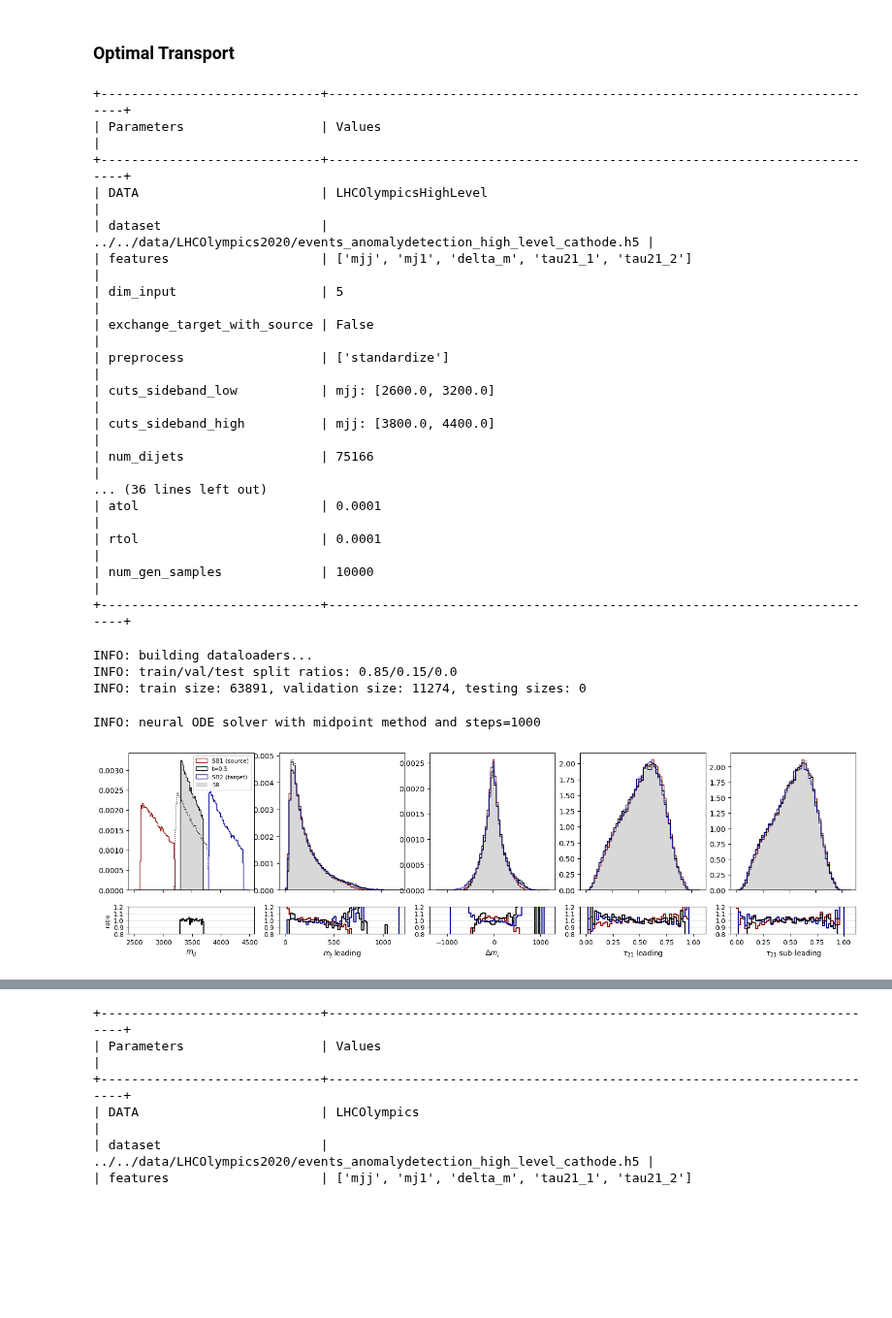
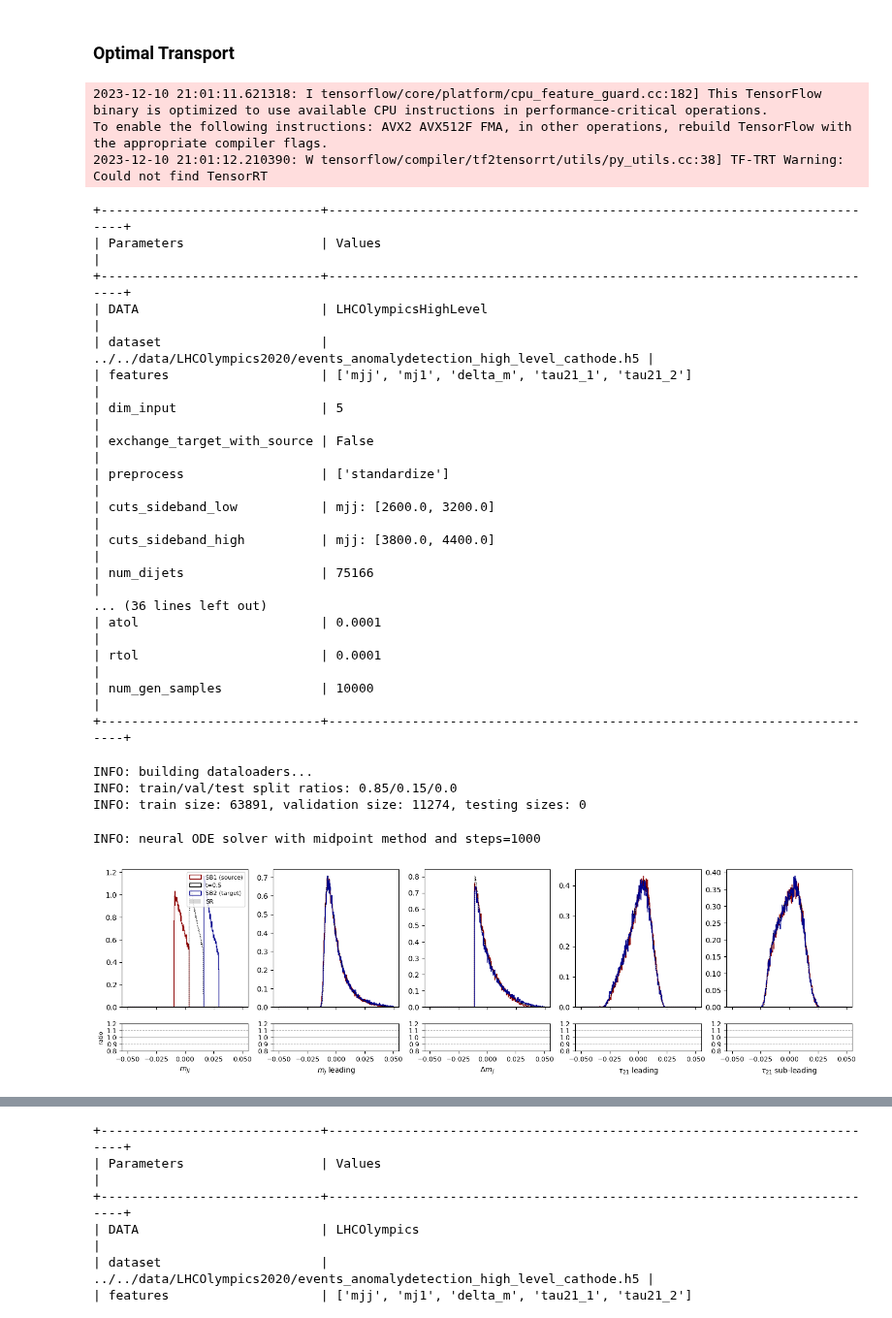
Before and after one commit to dfaroughy/DynGenModels, a Jupyter notebook: experiments/LHCO_olympics/lhco_HighLevel.ipynb, the cells around one changed output, grey strips where cells are left out. Shown at 97% size. Cells and saved outputs as stored; diff of their text form; code cells hidden in the pictures; blank space fills up the shorter version.

```diff
--- a/experiments/LHCO_olympics/lhco_HighLevel.ipynb
+++ b/experiments/LHCO_olympics/lhco_HighLevel.ipynb
@@ -293,11 +312,11 @@ from DynGenModels.models.deep_nets import MLP
 from DynGenModels.trainer.trainer import DynGenModelTrainer
 from DynGenModels.dynamics.cnf.condflowmatch import SchrodingerBridgeFlowMatching
 
-# model_fwd = '../../results/LHCOlympics.SchrodingerBridgeFlowMatching.MLP_forward.2023.11.30_20h51'
+# model_fwd = '../../results/LHCOlympicsHighLevel.SchrodingerBridgeFlowMatching.MLP_fwd.2023.12.10_21h29'
 model_fwd = '../../results/LHCOlympicsHighLevel.SchrodingerBridgeFlowMatching.MLP_forward.2023.12.08_20h51'
 
 configs_fwd = Configs().load(model_fwd + '/config.json')
-configs_fwd.DEVICE = 'cpu'
+configs_fwd.DEVICE = 'cuda:2'
 configs_fwd.workdir = model_fwd
 lhco_fwd = LHCOlympicsHighLevelDataset(configs_fwd)
 cfm_fwd  = DynGenModelTrainer(dynamics = SchrodingerBridgeFlowMatching(configs_fwd),
@@ -306,26 +325,29 @@ cfm_fwd  = DynGenModelTrainer(dynamics = SchrodingerBridgeFlowMatching(configs_f
                                 configs = configs_fwd)
 cfm_fwd.load(model='best')
 # %% [output]
-+-----------------------------+--------------------------------------------------------------------------+
-| Parameters                  | Values                                                                   |
-+-----------------------------+--------------------------------------------------------------------------+
-| DATA                        | LHCOlympicsHighLevel                                                     |
-| dataset                     | ../../data/LHCOlympics2020/events_anomalydetection_high_level_cathode.h5 |
-| features                    | ['mjj', 'mj1', 'delta_m', 'tau21_1', 'tau21_2']                          |
-| dim_input                   | 5                                                                        |
-| exchange_target_with_source | False                                                                    |
-| preprocess                  | ['standardize']                                                          |
-| cuts_sideband_low           | mjj: [2600.0, 3200.0]                                                    |
-| cuts_sideband_high          | mjj: [3800.0, 4400.0]                                                    |
-| num_dijets                  | 75166                                                                    |
-... (36 lines left out)
-| atol                        | 0.0001                                                                   |
-| rtol                        | 0.0001                                                                   |
-| num_gen_samples             | 10000                                                                    |
-+-----------------------------+--------------------------------------------------------------------------+
+2023-12-10 21:01:11.621318: I tensorflow/core/platform/cpu_feature_guard.cc:182] This TensorFlow binary is optimized to use available CPU instructions in performance-critical operations.
+To enable the following instructions: AVX2 AVX512F FMA, in other operations, rebuild TensorFlow with the appropriate compiler flags.
+2023-12-10 21:01:12.210390: W tensorflow/compiler/tf2tensorrt/utils/py_utils.cc:38] TF-TRT Warning: Could not find TensorRT
-INFO: building dataloaders...
-INFO: train/val/test split ratios: 0.85/0.15/0.0
-INFO: train size: 63891, validation size: 11274, testing sizes: 0
++-----------------------------+--------------------------------------------------------------------------+
+| Parameters                  | Values                                                                   |
++-----------------------------+--------------------------------------------------------------------------+
+| DATA                        | LHCOlympicsHighLevel                                                     |
+| dataset                     | ../../data/LHCOlympics2020/events_anomalydetection_high_level_cathode.h5 |
+| features                    | ['mjj', 'mj1', 'delta_m', 'tau21_1', 'tau21_2']                          |
+| dim_input                   | 5                                                                        |
+| exchange_target_with_source | False                                                                    |
+| preprocess                  | ['standardize']                                                          |
+| cuts_sideband_low           | mjj: [2600.0, 3200.0]                                                    |
+| cuts_sideband_high          | mjj: [3800.0, 4400.0]                                                    |
+| num_dijets                  | 75166                                                                    |
+... (36 lines left out)
+| atol                        | 0.0001                                                                   |
+| rtol                        | 0.0001                                                                   |
+| num_gen_samples             | 10000                                                                    |
++-----------------------------+--------------------------------------------------------------------------+
+INFO: building dataloaders...
+INFO: train/val/test split ratios: 0.85/0.15/0.0
+INFO: train size: 63891, validation size: 11274, testing sizes: 0
 # %%
 from DynGenModels.pipelines.SamplingPipeline import FlowMatchPipeline
 from DynGenModels.datamodules.lhco.dataprocess import PreProcessLHCOlympicsHighLevelData, PostProcessLHCOlympicsHighLevelData
@@ -342,17 +363,19 @@ INFO: neural ODE solver with midpoint method and steps=1000
 # %%
 from utils import plot_interpolation
 
 mjj_buffer = 100
 
 plot_interpolation(lhco_fwd,
                    pipeline_fwd,
                    figsize=(18,4.5),
+                   preprocess=True,
                    mass_window=[configs_fwd.cuts_sideband_low['mjj'][1] + mjj_buffer, configs_fwd.cuts_sideband_high['mjj'][0] - mjj_buffer],
-                   bins=[(configs_fwd.cuts_sideband_low['mjj'][0] - mjj_buffer, configs_fwd.cuts_sideband_high['mjj'][1] + mjj_buffer, 15), (0, 1200, 20), (-1250, 1250, 40), (0, 1.1, 0.02), (0, 1.1, 0.02)],
+                #    bins=[(configs_fwd.cuts_sideband_low['mjj'][0] - mjj_buffer, configs_fwd.cuts_sideband_high['mjj'][1] + mjj_buffer, 15), (0, 1200, 20), (-1250, 1250, 40), (0, 1.1, 0.02), (0, 1.1, 0.02)],
+                   bins = [(-5, 5, 0.02), (-5, 5, 0.02), (-5, 5, 0.02), (-5, 5, 0.02), (-5, 5, 0.02)],
                    log=False,
                    density=True)
 # %% [output]
-[figure, old version]
+[figure, new version]
 # %%
 import numpy as np
 import torch
```
Also changed, not shown: parts of 7 cells of this notebook, 9 other files.
